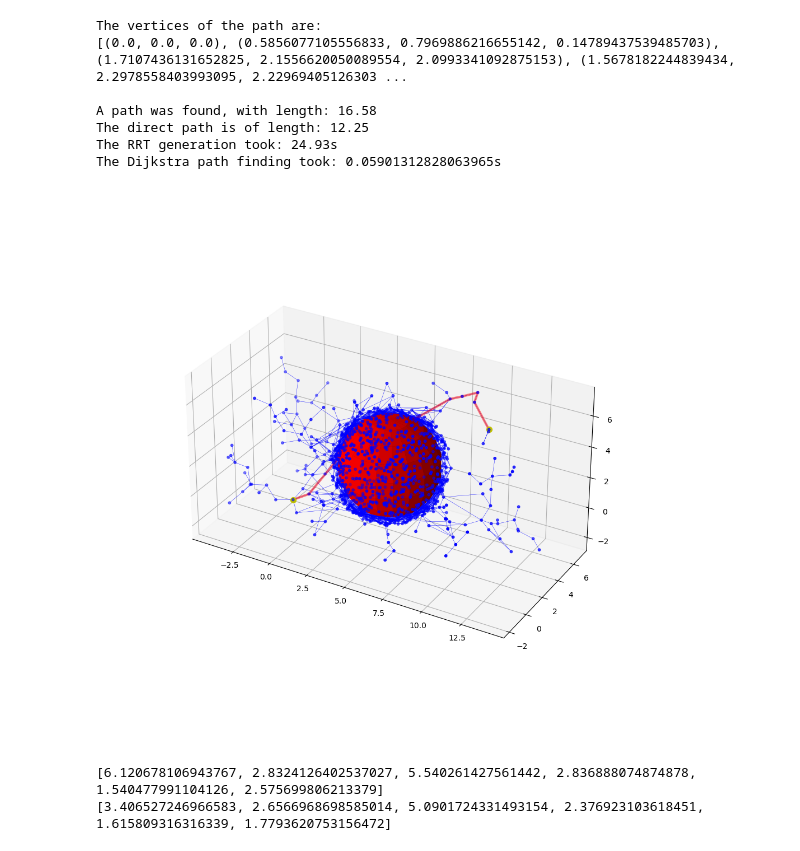
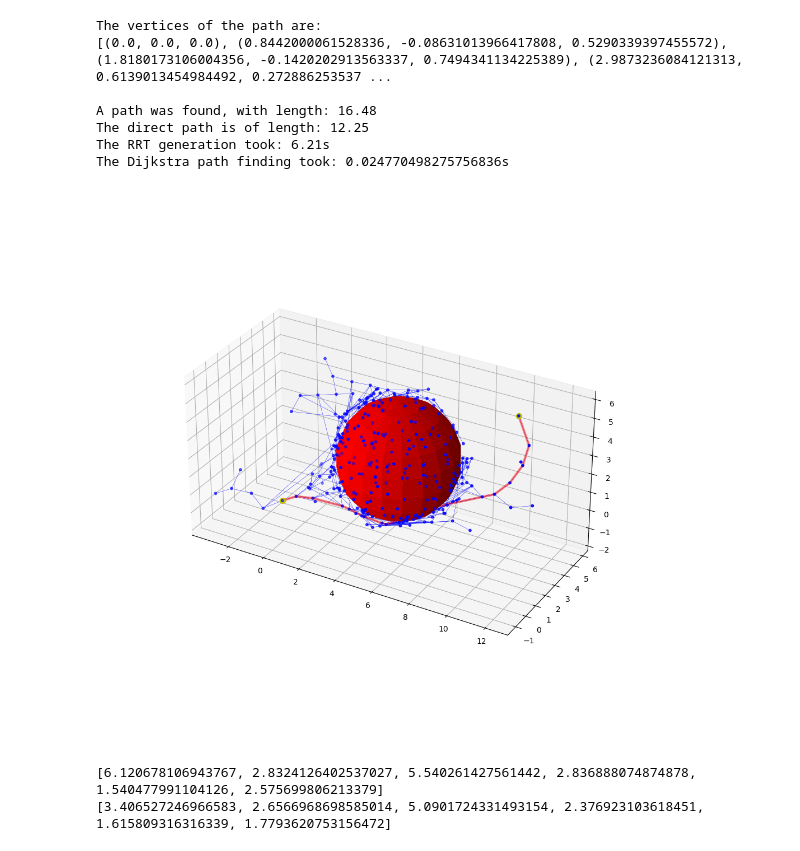
Before and after one commit to andrejcarlo/pdm_drone, a Jupyter notebook: 3D RRT.ipynb, the cells around one changed output. Saved outputs shown, nothing was run; the diff lists cells and outputs as text; code cells hidden in the pictures.

```diff
--- a/3D RRT.ipynb
+++ b/3D RRT.ipynb
@@ -98,6 +98,49 @@ class Graph:
         self.connections[idx1].append((idx2, cost)) #add the connecting nodes and costs
         self.connections[idx2].append((idx1, cost))
 
+# Plotting function
+def plot_graph_simple(Graph, obstacles, startposition, endposition):
+    fig = plt.figure(figsize=(10, 10))
+    ax = plt.axes(projection ='3d')
+    vertices = np.asarray(Graph.vertices)
+
+    size_x = max(vertices[:,0:1]) - min(vertices[:,0:1])
+    size_y = max(vertices[:,1:2]) - min(vertices[:,1:2])
+    size_z = max(vertices[:,2:]) - min(vertices[:,2:])
+
+    vex_x = [x for x, y, z in Graph.vertices]
+    vex_y = [y for x, y, z in Graph.vertices]
+    vex_z = [z for x, y, z in Graph.vertices]
+
+    for obstacle in range(len(obstacles)):
+        u, v = np.mgrid[0:2*np.pi:20j, 0:np.pi:10j]
+        x = obstacles[obstacle][0]+obstacles[obstacle][3]*np.cos(u)*np.sin(v)
+        y = obstacles[obstacle][1]+obstacles[obstacle][3]*np.sin(u)*np.sin(v)
+        z = obstacles[obstacle][2]+obstacles[obstacle][3]*np.cos(v)
+        ax.plot_surface(x, y, z, color="r")
+
+    ax.scatter(vex_x,vex_y,vex_z, s=10, color="b")
+    ax.scatter(Graph.startposition[0],Graph.startposition[1],Graph.startposition[2],s=50, color="y")
+    ax.scatter(Graph.endposition[0],Graph.endposition[1],Graph.endposition[2],s=50, color="y")
+
+    for edge in Graph.edges:
+        x = np.array([Graph.vertices[edge[0]][0],Graph.vertices[edge[1]][0]])
+        y = np.array([Graph.vertices[edge[0]][1],Graph.vertices[edge[1]][1]])
+        z = np.array([Graph.vertices[edge[0]][2],Graph.vertices[edge[1]][2]])
+        ax.plot3D(x, y, z, color="b",linewidth=0.3)
+
+    if found_path is not None:
+        length = 0.
+        for path in range(len(found_path)-1):
+            x = np.array([found_path[path][0],found_path[path+1][0]])
+            y = np.array([found_path[path][1],found_path[path+1][1]])
+            z = np.array([found_path[path][2],found_path[path+1][2]])
+            ax.plot3D(x, y, z, color="r",linewidth=3, alpha=0.5)
+
+
+    ax.set_box_aspect(aspect = (size_x/size_z,size_y/size_z,1))
+
+    plt.show()
 # RRT algorithm
 def RRT(startposition, endposition, obstacles, iterations, threshold, rand_radius, bias, obstacle_bias, stepsize, goal):
     RRT_Graph = Graph(startposition, endposition)
@@ -466,39 +509,39 @@ if __name__ == '__main__':
 
     #some parameters for the obstacle bias attempt
     obstacle_bias = True
     bias = 0.8
     rand_radius = 0.5
 
     #path length/optimal length
-    goal = 1.36
+    goal = None
 
     start_RRT = time.time() #record start time
     #G = RRT(startposition, endposition, obstacles, iterations, threshold, rand_radius, bias, obstacle_bias, stepsize, goal)
     #G = RRT_s(startposition, endposition, obstacles, iterations, threshold, rand_radius, bias, obstacle_bias, stepsize, goal)
     G = iRRT_s(startposition, endposition, obstacles, iterations, threshold, rand_radius, bias, obstacle_bias, stepsize, goal)
 
     end_RRT = time.time()
     RRT_time = end_RRT - start_RRT
     if G.found_path:
         start_dijkstra = time.time()
         path = dijkstra(G)
         end_dijkstra = time.time()
         dijkstra_time = end_dijkstra - start_dijkstra
         print('The vertices of the path are:')
         print(path)
         print()
         plot_graph(G, obstacles, startposition, endposition, RRT_time, path, dijkstra_time)
     else:
         plot_graph(G, obstacles, startposition, endposition, RRT_time)
 # %% [output]
 The vertices of the path are:
-[(0.0, 0.0, 0.0), (0.5856077105556833, 0.7969886216655142, 0.14789437539485703), (1.7107436131652825, 2.1556620050089554, 2.0993341092875153), (1.5678182244839434, 2.2978558403993095, 2.22969405126303 ...
+[(0.0, 0.0, 0.0), (0.8442000061528336, -0.08631013966417808, 0.5290339397455572), (1.8180173106004356, -0.1420202913563337, 0.7494341134225389), (2.9873236084121313, 0.6139013454984492, 0.272886253537 ...
 
-A path was found, with length: 16.58
+A path was found, with length: 16.48
 The direct path is of length: 12.25
-The RRT generation took: 24.93s
-The Dijkstra path finding took: 0.05901312828063965s
+The RRT generation took: 6.21s
+The Dijkstra path finding took: 0.024770498275756836s
-[figure, old version]
+[figure, new version]
 # %%
 def evaluate_single(variation, startposition, endposition, threshold, rand_radius, bias, stepsize, sample_size):
     obstacles = [(5.,2.5,2.5,3)]
```
